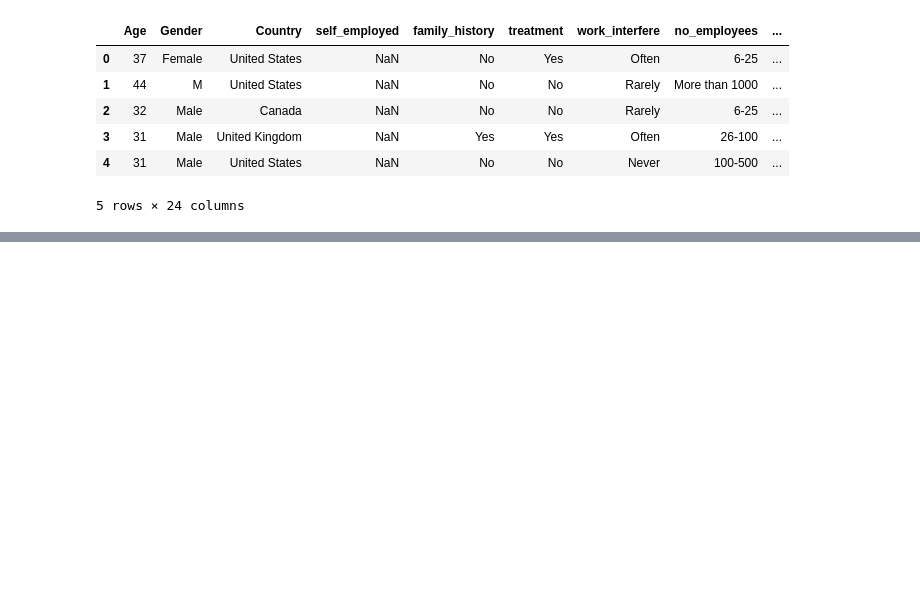
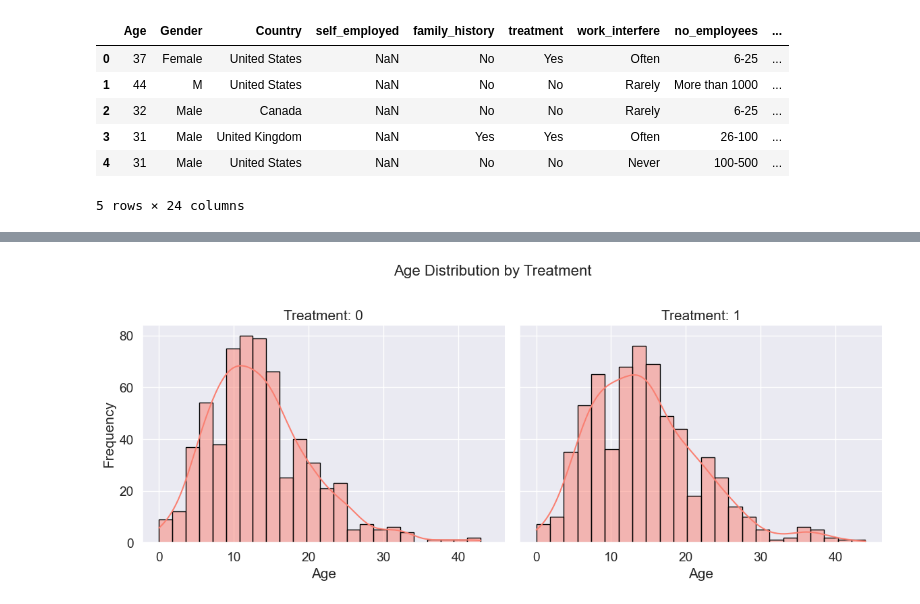
Before and after one commit to Jyoti808/MentalHealthPredictionUsingMachineLearningAlgorithms, a Jupyter notebook: MentalHealthPredictionUsingMachineLearningAlgorithms.ipynb, the cells around one changed output, grey strips where cells are left out. Cells and saved outputs as stored; diff of their text form; code cells hidden in the pictures; blank space fills up the shorter version.

```diff
--- a/MentalHealthPredictionUsingMachineLearningAlgorithms.ipynb
+++ b/MentalHealthPredictionUsingMachineLearningAlgorithms.ipynb
@@ -204,0 +197,2 @@ SyntaxError: unterminated string literal (detected at line 3) (2679599676.py, li
+# %%
+train_df = pd.read_csv('survey.csv')
@@ -204,0 +416,16 @@ SyntaxError: unterminated string literal (detected at line 3) (2679599676.py, li
+# %%
+import seaborn as sns
+import matplotlib.pyplot as plt
+
+# Create FacetGrid
+g = sns.FacetGrid(train_df, col='treatment', height=5, aspect=1.2)
+g.map(sns.histplot, "Age", bins=24, kde=True, color="salmon", edgecolor="black")
+
+g.set_titles("Treatment: {col_name}")
+g.set_axis_labels("Age", "Frequency")
+plt.subplots_adjust(top=0.8)
+g.fig.suptitle("Age Distribution by Treatment", fontsize=16)
+
+plt.show()
+# %% [output]
+[figure, added]
```
Also changed, not shown: parts of 38 cells of this notebook.
